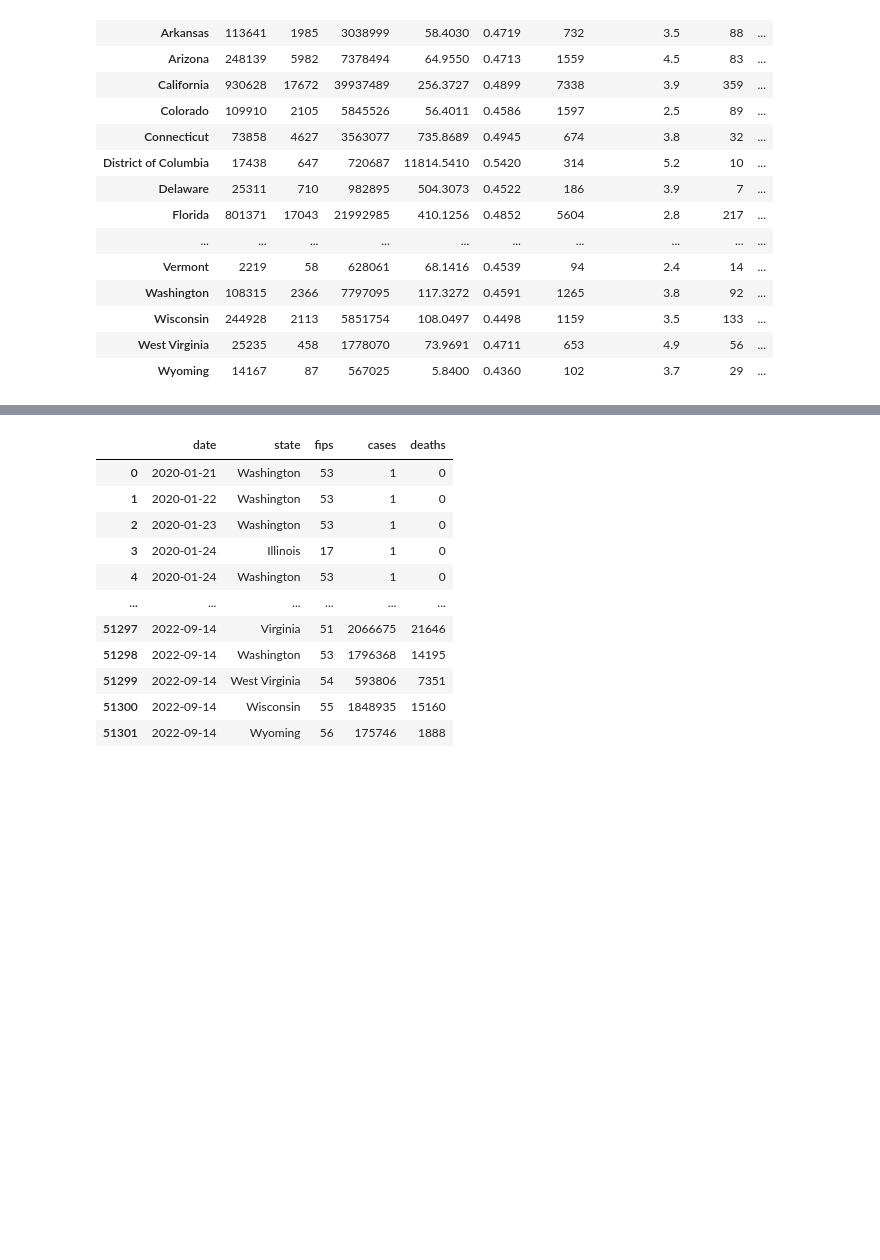
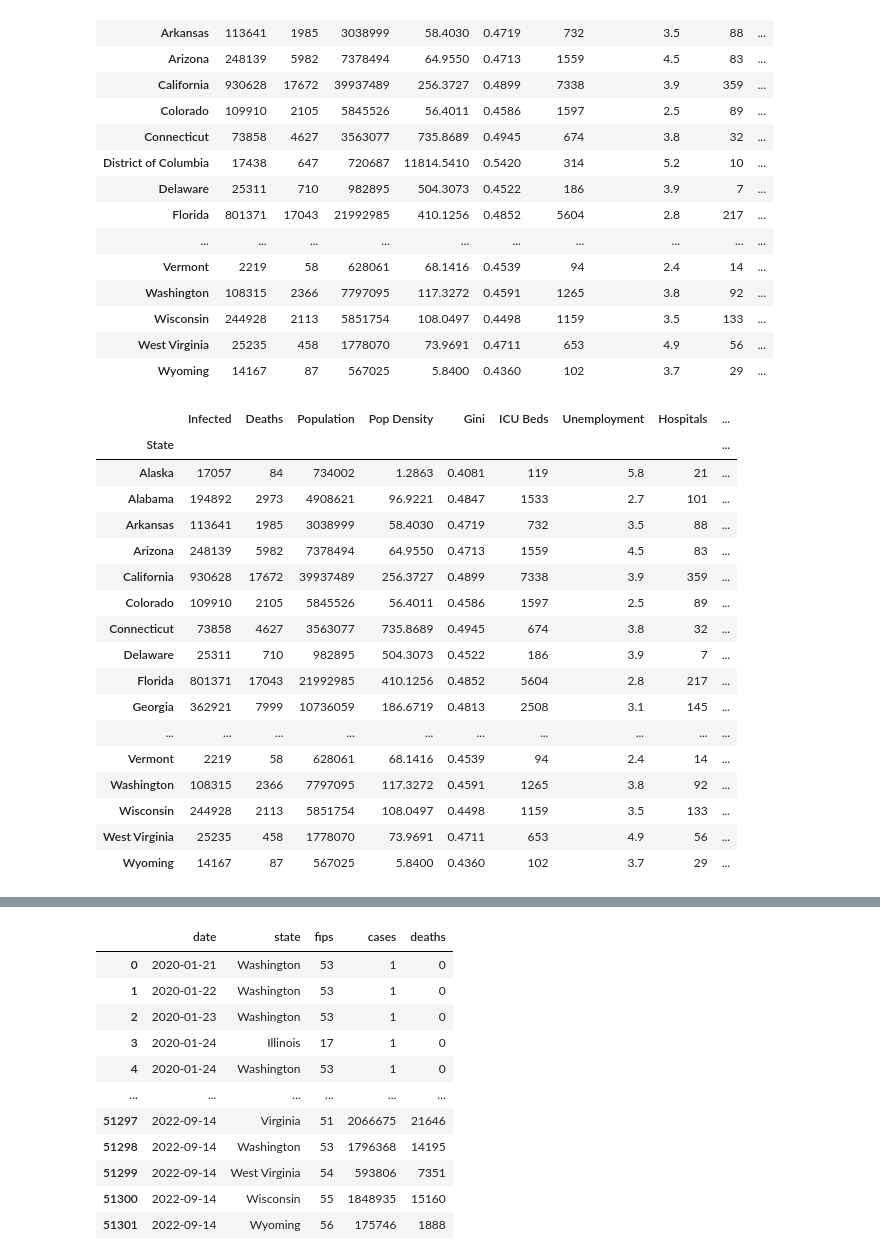
Before and after one commit to Sdcantwell3/Covid_deaths_pop_density, a Jupyter notebook: data_cleaning.ipynb, the cells around one changed output, grey strips where cells are left out. Saved outputs shown, nothing was run; the diff lists cells and outputs as text; code cells hidden in the pictures; blank space fills up the shorter version.

```diff
--- a/data_cleaning.ipynb
+++ b/data_cleaning.ipynb
@@ -145,5 +145,28 @@ covid
 | Wisconsin | 244928 | 2113 | 5851754 | 108.0497 | 0.4498 | 1159 | 3.5 | 133 | ... |
 | West Virginia | 25235 | 458 | 1778070 | 73.9691 | 0.4711 | 653 | 4.9 | 56 | ... |
 | Wyoming | 14167 | 87 | 567025 | 5.8400 | 0.4360 | 102 | 3.7 | 29 | ... |
+# %%
+# Remove DC from states
+covid_one = covid.drop(['District of Columbia'])
+covid_one
+# %% [output]
+|  | Infected | Deaths | Population | Pop Density | Gini | ICU Beds | Unemployment | Hospitals | ... |
+| State |  |  |  |  |  |  |  |  | ... |
+| Alaska | 17057 | 84 | 734002 | 1.2863 | 0.4081 | 119 | 5.8 | 21 | ... |
+| Alabama | 194892 | 2973 | 4908621 | 96.9221 | 0.4847 | 1533 | 2.7 | 101 | ... |
+| Arkansas | 113641 | 1985 | 3038999 | 58.4030 | 0.4719 | 732 | 3.5 | 88 | ... |
+| Arizona | 248139 | 5982 | 7378494 | 64.9550 | 0.4713 | 1559 | 4.5 | 83 | ... |
+| California | 930628 | 17672 | 39937489 | 256.3727 | 0.4899 | 7338 | 3.9 | 359 | ... |
+| Colorado | 109910 | 2105 | 5845526 | 56.4011 | 0.4586 | 1597 | 2.5 | 89 | ... |
+| Connecticut | 73858 | 4627 | 3563077 | 735.8689 | 0.4945 | 674 | 3.8 | 32 | ... |
+| Delaware | 25311 | 710 | 982895 | 504.3073 | 0.4522 | 186 | 3.9 | 7 | ... |
+| Florida | 801371 | 17043 | 21992985 | 410.1256 | 0.4852 | 5604 | 2.8 | 217 | ... |
+| Georgia | 362921 | 7999 | 10736059 | 186.6719 | 0.4813 | 2508 | 3.1 | 145 | ... |
+| ... | ... | ... | ... | ... | ... | ... | ... | ... | ... |
+| Vermont | 2219 | 58 | 628061 | 68.1416 | 0.4539 | 94 | 2.4 | 14 | ... |
+| Washington | 108315 | 2366 | 7797095 | 117.3272 | 0.4591 | 1265 | 3.8 | 92 | ... |
+| Wisconsin | 244928 | 2113 | 5851754 | 108.0497 | 0.4498 | 1159 | 3.5 | 133 | ... |
+| West Virginia | 25235 | 458 | 1778070 | 73.9691 | 0.4711 | 653 | 4.9 | 56 | ... |
+| Wyoming | 14167 | 87 | 567025 | 5.8400 | 0.4360 | 102 | 3.7 | 29 | ... |
 # %%
 # Remove spaces from column names
```
Also changed, not shown: parts of 10 cells of this notebook, 2 other files.
